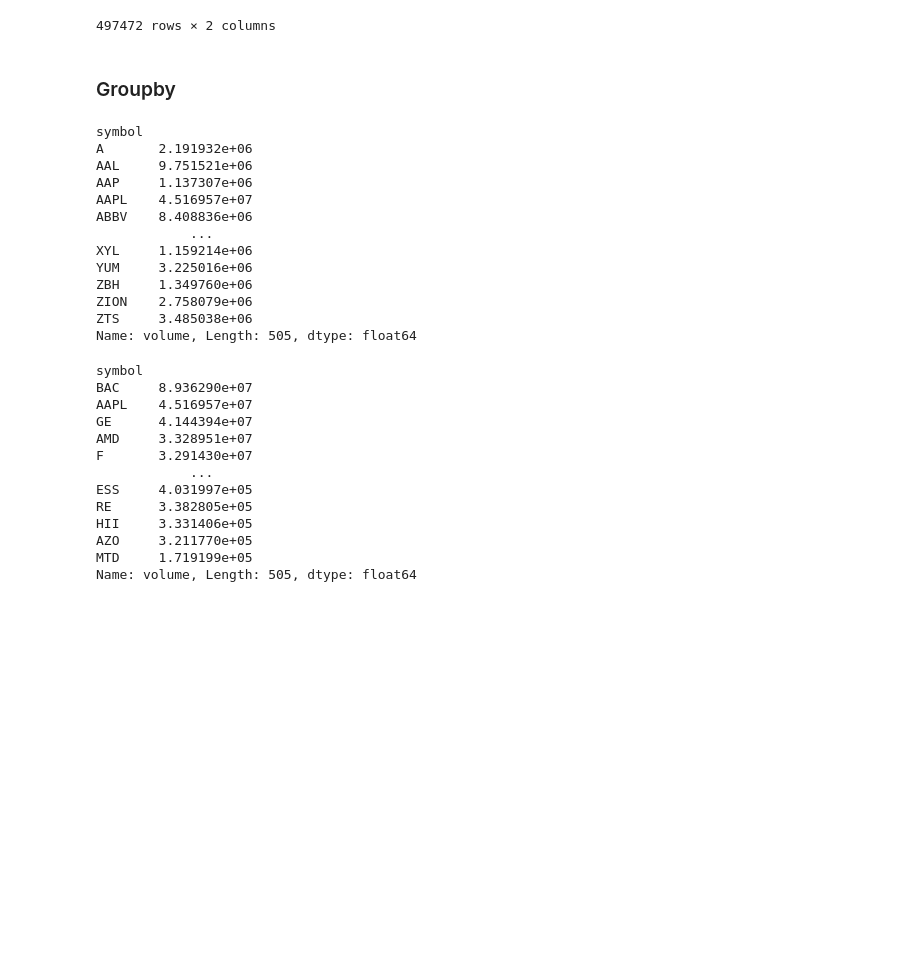
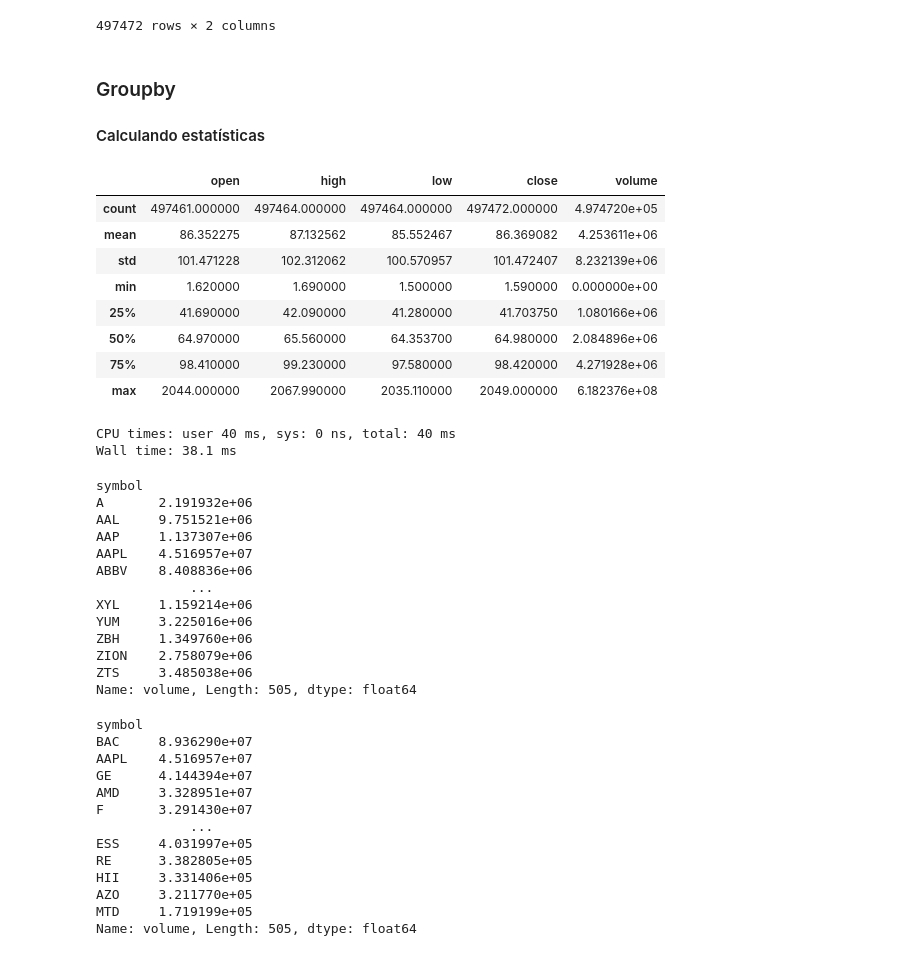
Before and after one commit to filipeclduarte/tutorial_julia_python_r, a Jupyter notebook: Python.ipynb, the cells around one changed output. Saved outputs shown, nothing was run; the diff lists cells and outputs as text; code cells hidden in the pictures; blank space fills up the shorter version.

```diff
--- a/Python.ipynb
+++ b/Python.ipynb
@@ -244,24 +244,42 @@ sp500[colunas]
 497472 rows × 2 columns
 # %% [markdown]
 ### Groupby
+
+#### Calculando estatísticas
+# %%
+## descrevendo as estatísticas básicas
+sp500.describe()
+# %% [output]
+|  | open | high | low | close | volume |
+| count | 497461.000000 | 497464.000000 | 497464.000000 | 497472.000000 | 4.974720e+05 |
+| mean | 86.352275 | 87.132562 | 85.552467 | 86.369082 | 4.253611e+06 |
+| std | 101.471228 | 102.312062 | 100.570957 | 101.472407 | 8.232139e+06 |
+| min | 1.620000 | 1.690000 | 1.500000 | 1.590000 | 0.000000e+00 |
+| 25% | 41.690000 | 42.090000 | 41.280000 | 41.703750 | 1.080166e+06 |
+| 50% | 64.970000 | 65.560000 | 64.353700 | 64.980000 | 2.084896e+06 |
+| 75% | 98.410000 | 99.230000 | 97.580000 | 98.420000 | 4.271928e+06 |
+| max | 2044.000000 | 2067.990000 | 2035.110000 | 2049.000000 | 6.182376e+08 |
 # %%
 # vamos fazer o grupo por symbol e calcular a média do volume
 
-sp500.groupby('symbol')['volume'].agg('mean')
+%time sp500.groupby('symbol')['volume']\
+.agg('mean')
 # %% [output]
-symbol
-A       2.191932e+06
-AAL     9.751521e+06
-AAP     1.137307e+06
-AAPL    4.516957e+07
-ABBV    8.408836e+06
-            ...
-XYL     1.159214e+06
-YUM     3.225016e+06
-ZBH     1.349760e+06
-ZION    2.758079e+06
-ZTS     3.485038e+06
-Name: volume, Length: 505, dtype: float64
+CPU times: user 40 ms, sys: 0 ns, total: 40 ms
+Wall time: 38.1 ms
+symbol
+A       2.191932e+06
+AAL     9.751521e+06
+AAP     1.137307e+06
+AAPL    4.516957e+07
+ABBV    8.408836e+06
+            ...
+XYL     1.159214e+06
+YUM     3.225016e+06
+ZBH     1.349760e+06
+ZION    2.758079e+06
+ZTS     3.485038e+06
+Name: volume, Length: 505, dtype: float64
 # %%
 # ordenando de forma decrescente
 
```
Also changed, not shown: parts of 4 cells of this notebook, 1 other file.
